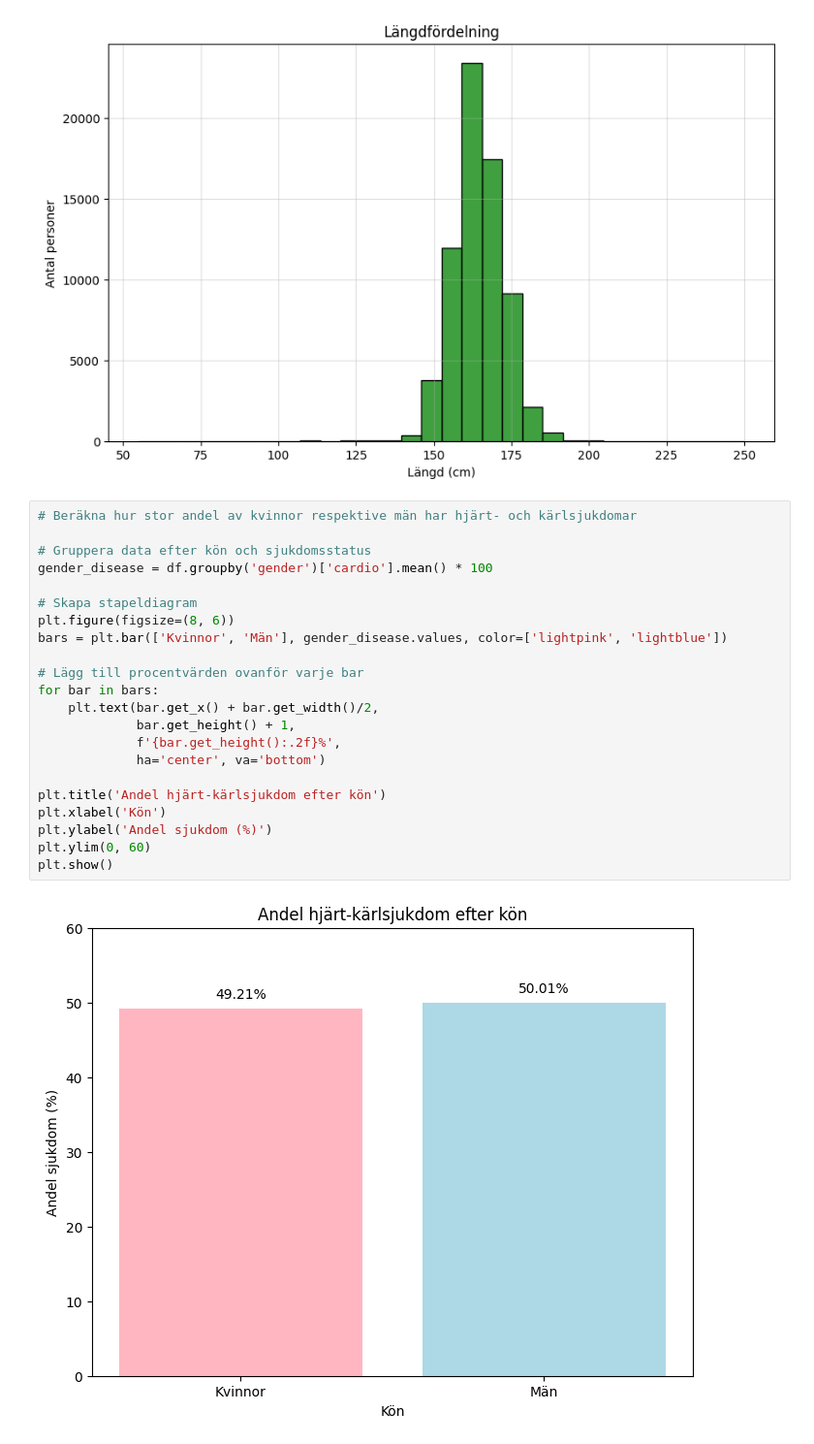
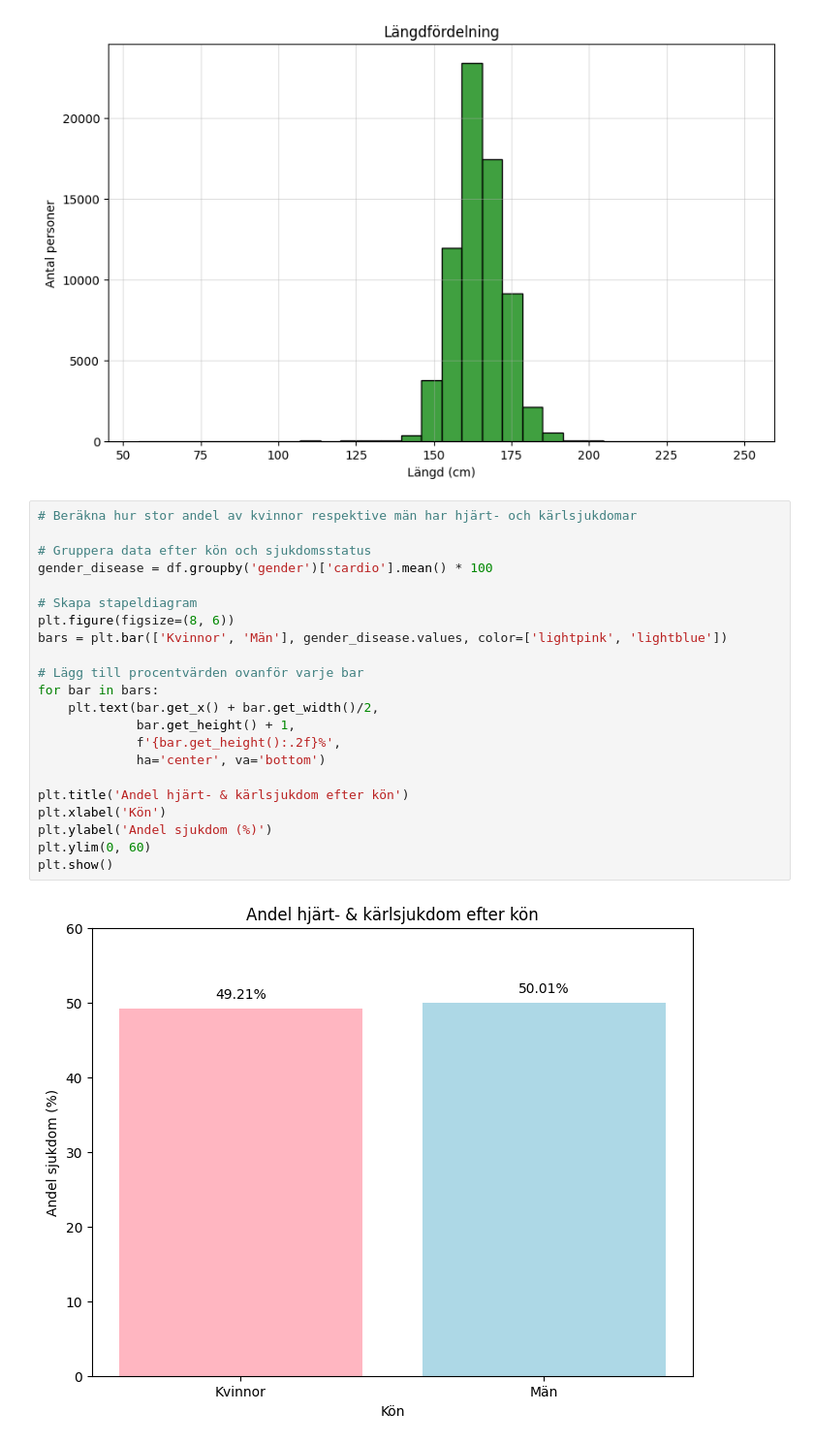
Before and after one commit to Jenchichi/Machine-learning-Jenny, a Jupyter notebook: Labb/Laboration_1_Medical Prediction.ipynb, the cells around one changed output. Shown at 97% size. Cells and saved outputs as stored; diff of their text form.

```diff
--- a/Labb/Laboration_1_Medical Prediction.ipynb
+++ b/Labb/Laboration_1_Medical Prediction.ipynb
@@ -132,24 +131,24 @@ plt.show()
 # %%
 # Beräkna hur stor andel av kvinnor respektive män har hjärt- och kärlsjukdomar
 
 # Gruppera data efter kön och sjukdomsstatus
 gender_disease = df.groupby('gender')['cardio'].mean() * 100
 
 # Skapa stapeldiagram
 plt.figure(figsize=(8, 6))
 bars = plt.bar(['Kvinnor', 'Män'], gender_disease.values, color=['lightpink', 'lightblue'])
 
 # Lägg till procentvärden ovanför varje bar
 for bar in bars:
     plt.text(bar.get_x() + bar.get_width()/2,
              bar.get_height() + 1,
              f'{bar.get_height():.2f}%',
              ha='center', va='bottom')
 
-plt.title('Andel hjärt-kärlsjukdom efter kön')
+plt.title('Andel hjärt- & kärlsjukdom efter kön')
 plt.xlabel('Kön')
 plt.ylabel('Andel sjukdom (%)')
 plt.ylim(0, 60)
 plt.show()
 # %% [output]
-[figure, old version]
+[figure, new version]
```
Also changed, not shown: parts of 7 cells of this notebook.
